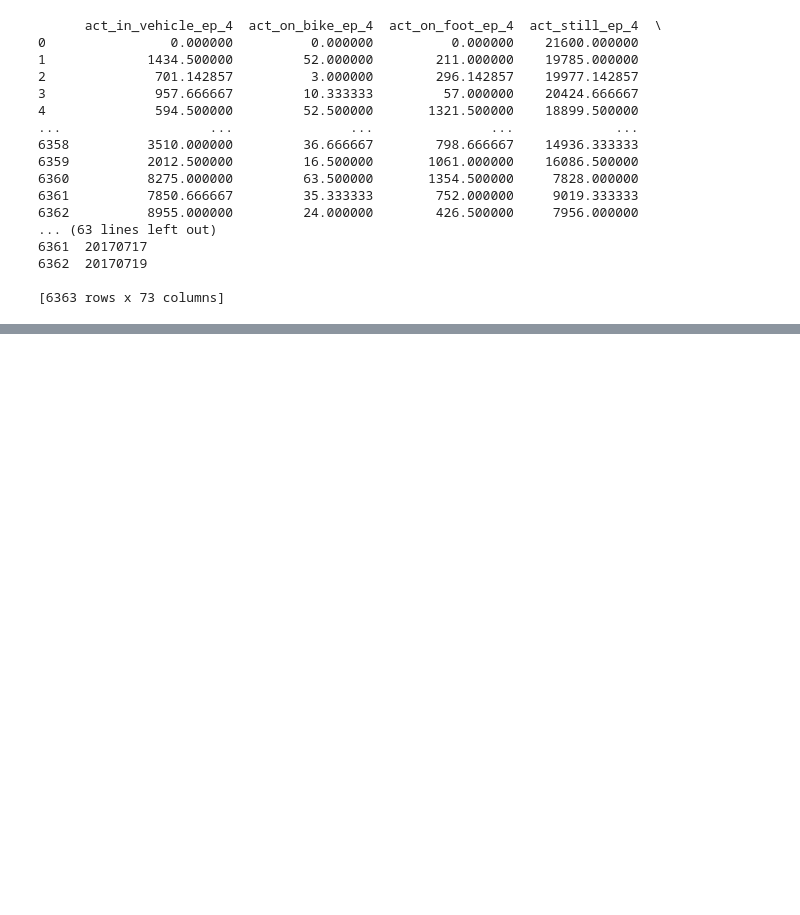
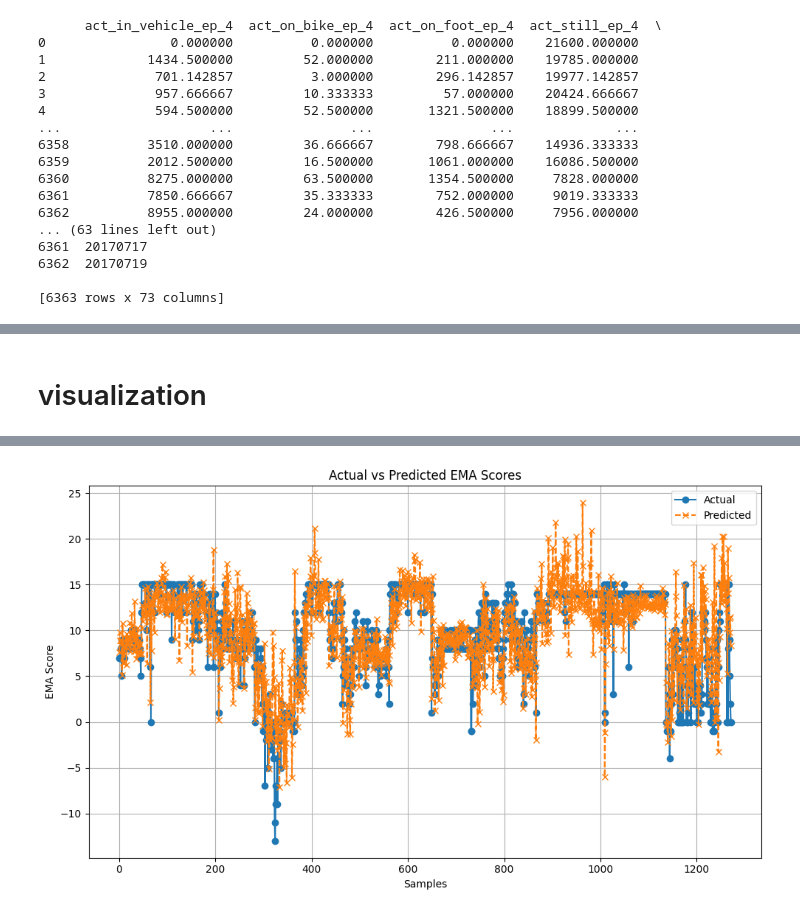
Before and after one commit to MamdouhShawer/Predicting-symptoms-trajctories-of-metal-health, a Jupyter notebook: main.ipynb, the cells around one changed output, grey strips where cells are left out. Cells and saved outputs as stored; diff of their text form; code cells hidden in the pictures; blank space fills up the shorter version.

```diff
--- a/main.ipynb
+++ b/main.ipynb
@@ -299,23 +266,0 @@ Train Model
-# %%
-# Features (X) and Target (y)
-X = data.drop(['ema_score', 'study_id', 'start_day', 'end_day'], axis=1)  # Drop non-relevant columns
-y = data['ema_score']
-
-# Train-test split (80% train, 20% test)
-X_train, X_test, y_train, y_test = train_test_split(X, y, test_size=0.2, random_state=42)
-
-print(f"✅ Data split complete: {X_train.shape[0]} training rows, {X_test.shape[0]} test rows")
-
-# Scale features
-scaler = StandardScaler()
-X_train_scaled = scaler.fit_transform(X_train)
-X_test_scaled = scaler.transform(X_test)
-
-# Convert to TensorFlow format
-X_train_tf = tf.convert_to_tensor(X_train_scaled, dtype=tf.float32)
-X_test_tf = tf.convert_to_tensor(X_test_scaled, dtype=tf.float32)
-y_train_tf = tf.convert_to_tensor(y_train, dtype=tf.float32)
-y_test_tf = tf.convert_to_tensor(y_test, dtype=tf.float32)
-
-# Check shape
-print(f"Train shape: {X_train_tf.shape}, Test shape: {X_test_tf.shape}")
@@ -500,0 +302,17 @@ Epoch 6/100
+# %% [markdown]
+# visualization
+# %%
+y_pred = model.predict(X_test_scaled)
+
+# Plot Actual vs Predicted
+plt.figure(figsize=(10, 6))
+plt.plot(y_test.values, label='Actual', marker='o', linestyle='-')
+plt.plot(y_pred.flatten(), label='Predicted', marker='x', linestyle='--')
+plt.title('Actual vs Predicted EMA Scores')
+plt.xlabel('Samples')
+plt.ylabel('EMA Score')
+plt.legend()
+plt.grid(True)
+plt.tight_layout()
+plt.show()
+# %% [output]
@@ -500,0 +320 @@ Epoch 6/100
+[figure, added]
```
Also changed, not shown: parts of 46 cells of this notebook, 1 other file.
